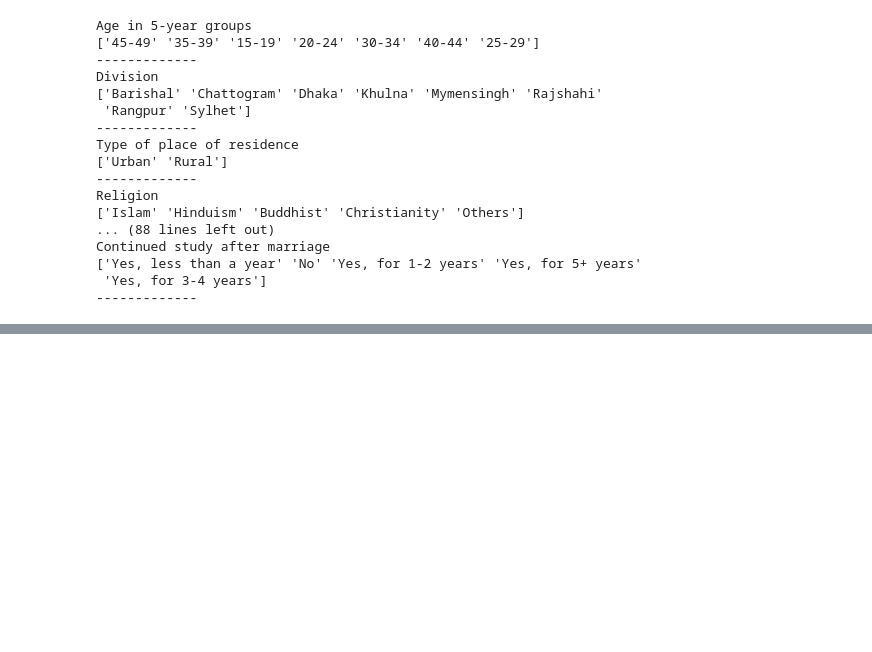
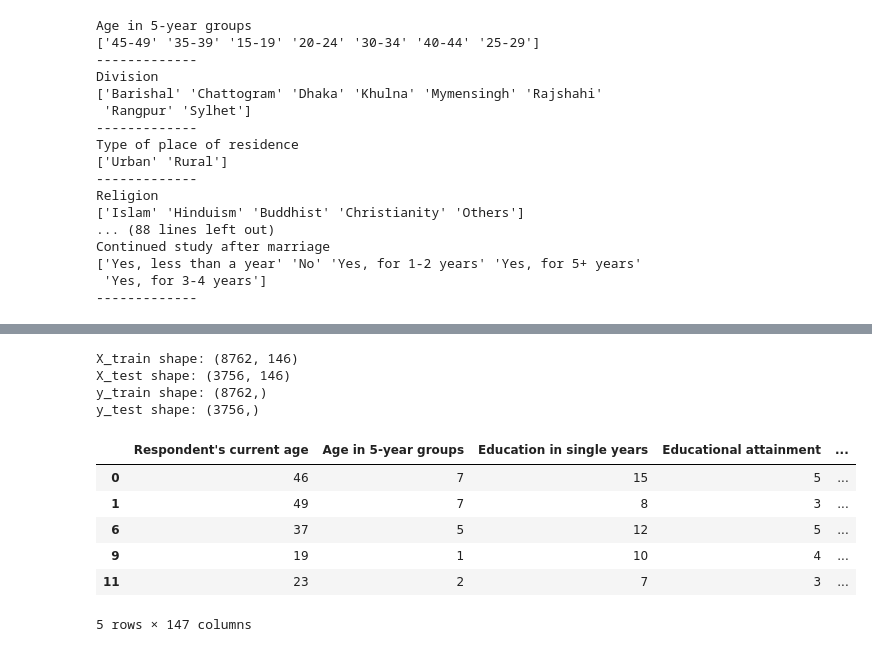
Before and after one commit to SafiBD/machine-learning, a Jupyter notebook: Copy_of_WE_ML.ipynb, the cells around one changed output, grey strips where cells are left out. Saved outputs shown, nothing was run; the diff lists cells and outputs as text; code cells hidden in the pictures; blank space fills up the shorter version.

```diff
--- a/Copy_of_WE_ML.ipynb
+++ b/Copy_of_WE_ML.ipynb
@@ -252,0 +459,21 @@ df.describe()
+# %%
+decision_vars = list(decision_mapping.keys())
+decision_emp_cols = [col + "_emp" for col in decision_vars]
+
+df["decision_score"] = df[decision_emp_cols].sum(axis=1)
+# %%
+emp_cols = decision_emp_cols + ["asset_emp", "mobile_emp", "bank_emp", "internet_emp"]
+
+df["total_empowerment_score"] = df[emp_cols].sum(axis=1)
+# %%
+df["women_empowerment"] = np.select(
+    [
+        (df["decision_score"] >= 3) & (df["asset_emp"] == 1),
+        (df["decision_score"] >= 1),
+    ],
+    [
+        "Empowered",
+        "Moderately empowered"
+    ],
+    default="Not empowered"
+)
@@ -252,0 +492,29 @@ df.describe()
+# %%
+from sklearn.model_selection import train_test_split
+
+# Separate the target variable 'Continued study after marriage'
+y = df['Continued study after marriage']
+X = df.drop('Continued study after marriage', axis=1)
+
+# Split the dataset into training and testing sets
+X_train, X_test, y_train, y_test = train_test_split(X, y, test_size=0.3, random_state=42)
+
+print(f"X_train shape: {X_train.shape}")
+print(f"X_test shape: {X_test.shape}")
+print(f"y_train shape: {y_train.shape}")
+print(f"y_test shape: {y_test.shape}")
+# %% [output]
+X_train shape: (8762, 146)
+X_test shape: (3756, 146)
+y_train shape: (8762,)
+y_test shape: (3756,)
+# %%
+df.head(5)
+# %% [output]
+|  | Respondent's current age | Age in 5-year groups | Education in single years | Educational attainment | ... |
+| 0 | 46 | 7 | 15 | 5 | ... |
+| 1 | 49 | 7 | 8 | 3 | ... |
+| 6 | 37 | 5 | 12 | 5 | ... |
+| 9 | 19 | 1 | 10 | 4 | ... |
+| 11 | 23 | 2 | 7 | 3 | ... |
+5 rows × 147 columns
```
Also changed, not shown: parts of 57 cells of this notebook.
